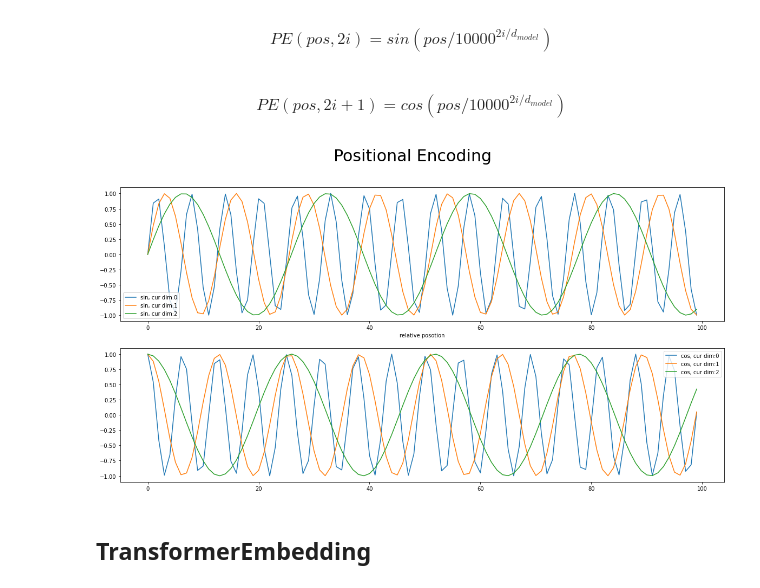
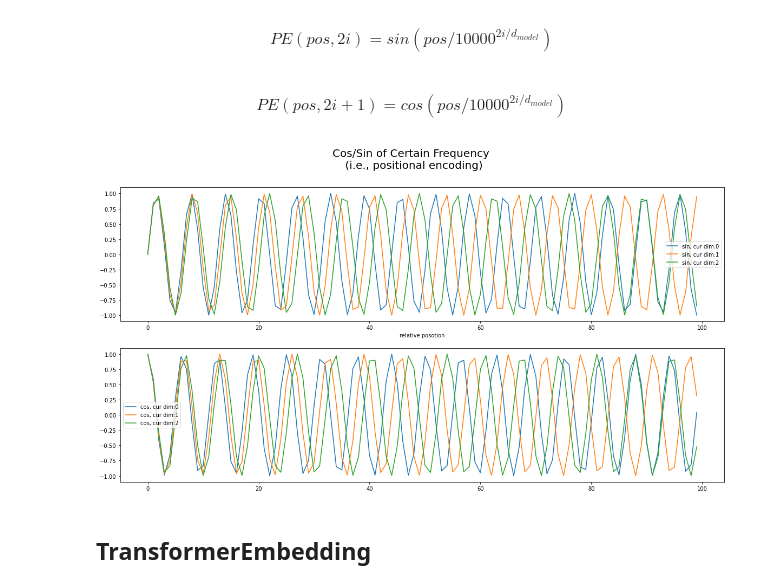
Before and after one commit to SpellOnYou/1000-days-of-code, a Jupyter notebook: dl_scratch/transformer.ipynb, the cells around one changed output. Cells and saved outputs as stored; diff of their text form; code cells hidden in the pictures.

```diff
--- a/dl_scratch/transformer.ipynb
+++ b/dl_scratch/transformer.ipynb
@@ -74,20 +74,20 @@ class PositionalEncoding(nn.Module):
         return enc
 # %%
 positions = torch.arange(0, 100).float(); positions[:10]
-d_model = 26
+d_model = 512
 # %%
 import matplotlib.pyplot as plt
 fig, ax = plt.subplots(2,1, figsize=(20,10))
-fig.suptitle("Positional Encoding", fontsize=30)
+fig.suptitle("Cos/Sin of Certain Frequency \n (i.e., positional encoding)", fontsize=20)
 
 res = PositionalEncoding(d_model=d_model)(positions)
 for i in range(0,3):
     ax[0].plot(res[:,i], label=f"sin, cur dim:{i}")
     ax[0].legend()
     ax[0].set_xlabel("relative posotion")
     ax[1].plot(res[:,int(d_model/2+i)], label=f"cos, cur dim:{i}"); ax[1].legend()
 # %% [output]
-[figure, old version]
+[figure, new version]
 # %% [markdown]
 ## TransformerEmbedding
 # %%
```
